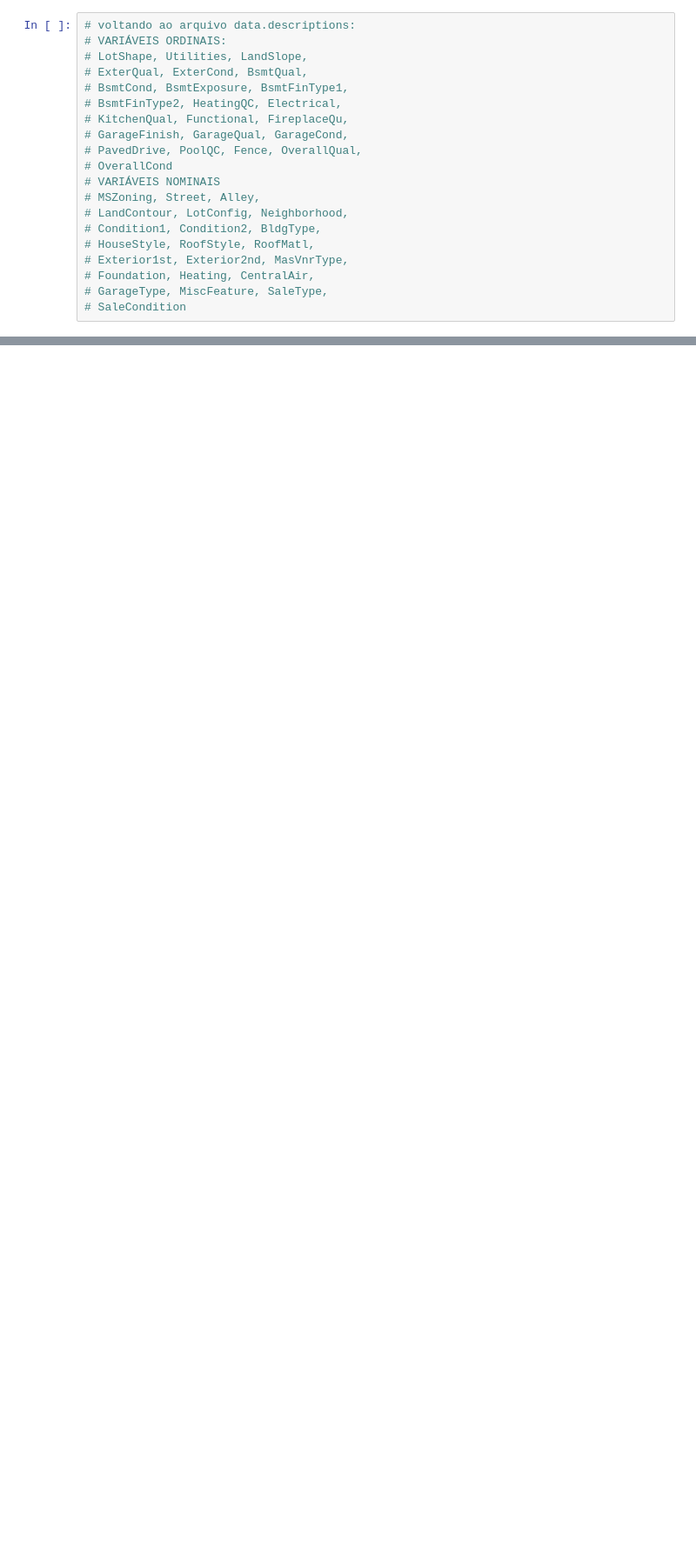
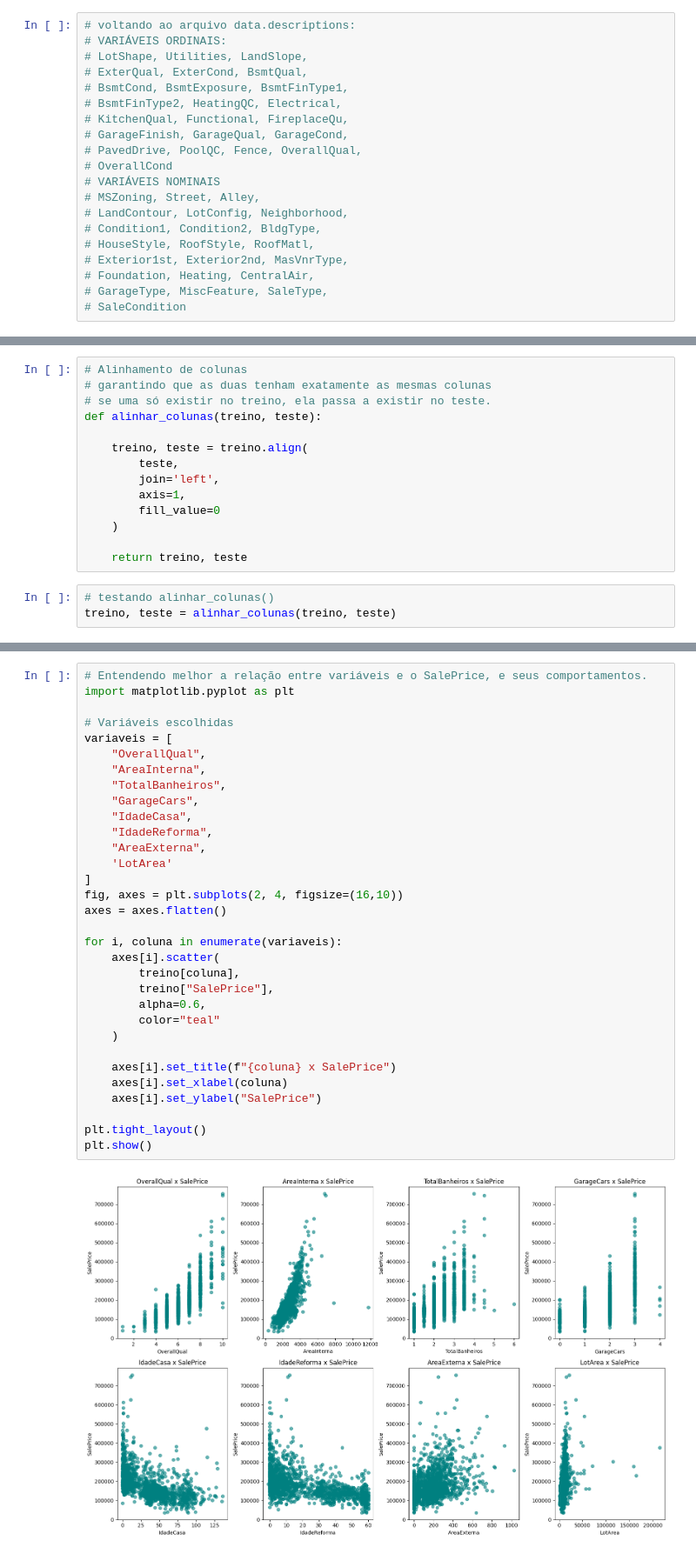
Before and after one commit to naathycc/Projeto-trainee-dados-Cati-Jr, a Jupyter notebook: notebook/house_prices.ipynb, the cells around one changed output, grey strips where cells are left out. Shown at 87% size. Cells and saved outputs as stored; diff of their text form; blank space fills up the shorter version.

```diff
--- a/notebook/house_prices.ipynb
+++ b/notebook/house_prices.ipynb
@@ -470,0 +444,17 @@ print(len(categoricas))
+# %%
+# Alinhamento de colunas
+# garantindo que as duas tenham exatamente as mesmas colunas
+# se uma só existir no treino, ela passa a existir no teste.
+def alinhar_colunas(treino, teste):
+
+    treino, teste = treino.align(
+        teste,
+        join='left',
+        axis=1,
+        fill_value=0
+    )
+
+    return treino, teste
+# %%
+# testando alinhar_colunas()
+treino, teste = alinhar_colunas(treino, teste)
@@ -470,0 +564,34 @@ print(len(categoricas))
+# %%
+# Entendendo melhor a relação entre variáveis e o SalePrice, e seus comportamentos.
+import matplotlib.pyplot as plt
+
+# Variáveis escolhidas
+variaveis = [
+    "OverallQual",
+    "AreaInterna",
+    "TotalBanheiros",
+    "GarageCars",
+    "IdadeCasa",
+    "IdadeReforma",
+    "AreaExterna",
+    'LotArea'
+]
+fig, axes = plt.subplots(2, 4, figsize=(16,10))
+axes = axes.flatten()
+
+for i, coluna in enumerate(variaveis):
+    axes[i].scatter(
+        treino[coluna],
+        treino["SalePrice"],
+        alpha=0.6,
+        color="teal"
+    )
+
+    axes[i].set_title(f"{coluna} x SalePrice")
+    axes[i].set_xlabel(coluna)
+    axes[i].set_ylabel("SalePrice")
+
+plt.tight_layout()
+plt.show()
+# %% [output]
+[figure, added]
```
Also changed, not shown: parts of 45 cells of this notebook.
